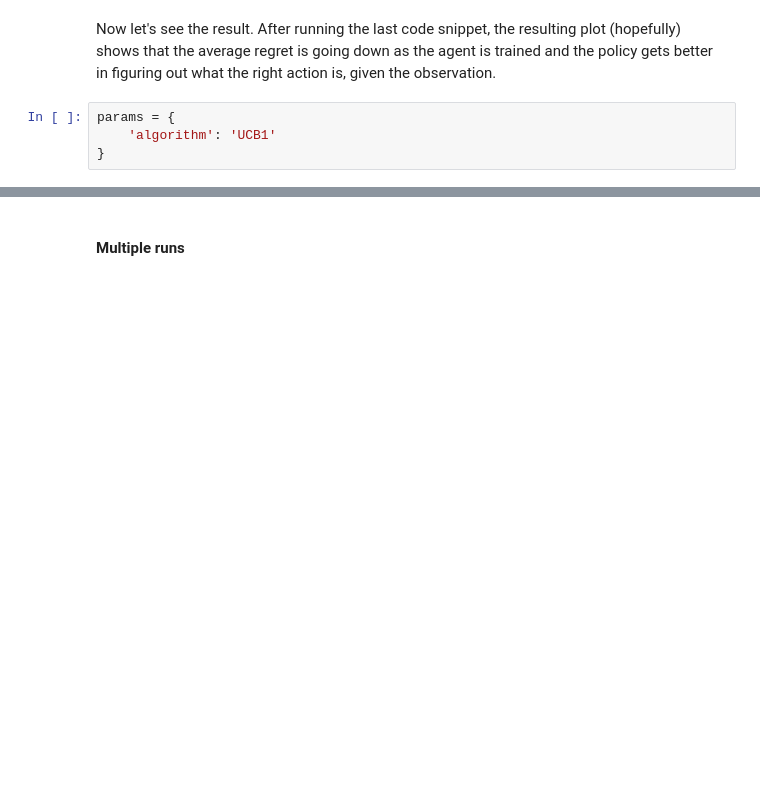
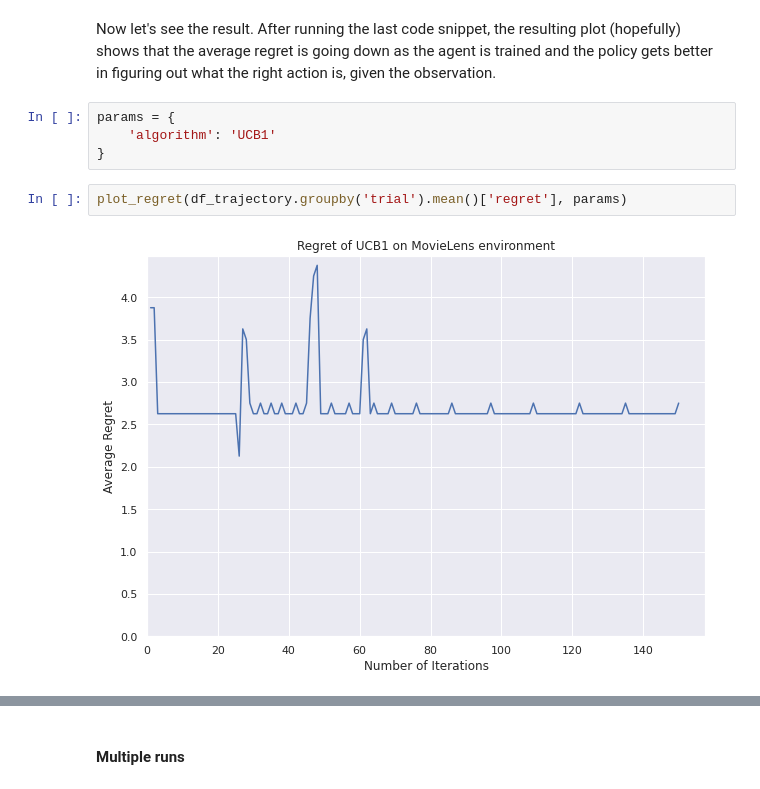
Before and after one commit to pstanisl/mlprague-2021, a Jupyter notebook: 03_MAB_movielens_ucb1.ipynb, the cells around one changed output, grey strips where cells are left out. Saved outputs shown, nothing was run; the diff lists cells and outputs as text; blank space fills up the shorter version.

```diff
--- a/03_MAB_movielens_ucb1.ipynb
+++ b/03_MAB_movielens_ucb1.ipynb
@@ -343,6 +356,10 @@ Now let's see the result. After running the last code snippet, the resulting plo
 params = {
     'algorithm': 'UCB1'
 }
+# %%
+plot_regret(df_trajectory.groupby('trial').mean()['regret'], params)
+# %% [output]
+[figure, added]
 # %%
 plot_cumsum(df_trajectory, params, show_actions=True)
 # %% [output]
```
Also changed, not shown: parts of 10 cells of this notebook.
